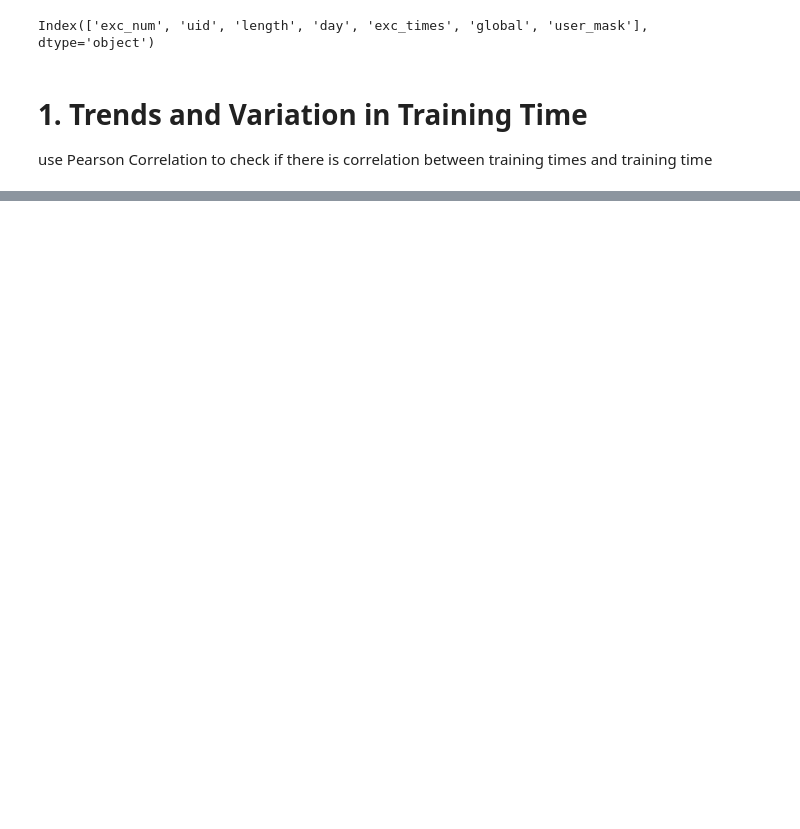
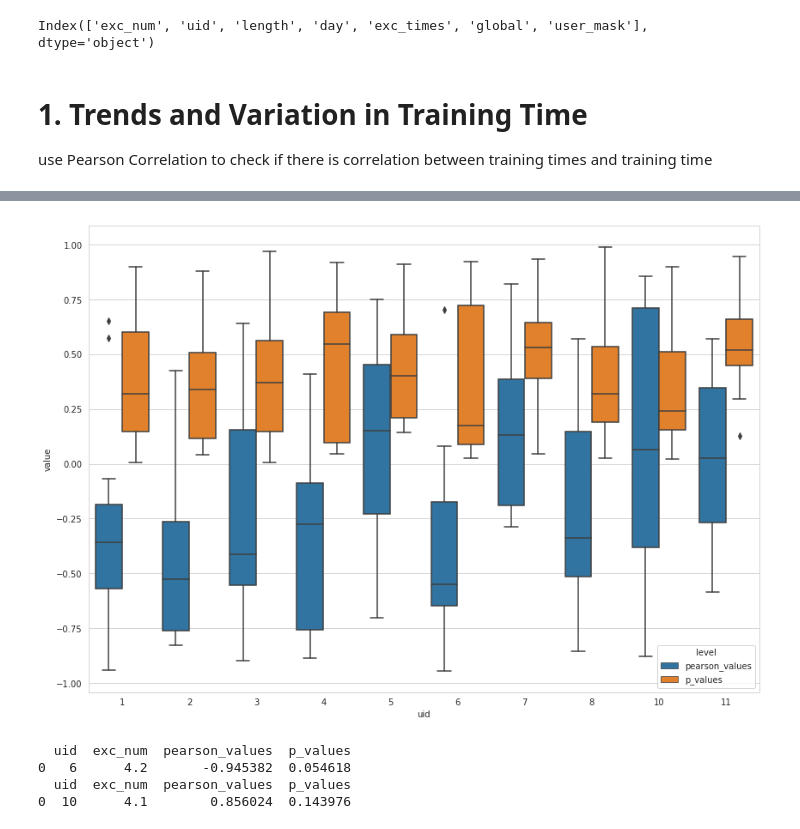
Before and after one commit to wangziling100/Heika, a Jupyter notebook: script/trade_analysis.ipynb, the cells around one changed output, grey strips where cells are left out. Cells and saved outputs as stored; diff of their text form; code cells hidden in the pictures; blank space fills up the shorter version.

```diff
--- a/script/trade_analysis.ipynb
+++ b/script/trade_analysis.ipynb
@@ -43,0 +135,11 @@ uid exc_num
+# %%
+all_data = pd.read_csv('../data/all_data1.csv')
+all_data = calc_force(all_data)
+all_data = calc_velocity(all_data)
+all_data = evaluation_method1(all_data)
+df = df.set_index(['day', 'exc_num', 'exc_times', 'uid'])
+cleaned_data = pd.concat([df, all_data], axis=1)
+df = df.reset_index()
+cleaned_data = cleaned_data.dropna()
+cleaned_data = cleaned_data.reset_index()
+cleaned_data.columns
@@ -43,0 +150,19 @@ uid exc_num
+# %%
+data = cleaned_data.sort_values(['day', 'exc_times'])
+data = cleaned_data.set_index(['uid', 'exc_num'])
+
+
+grouped = data.groupby(by=data.index)
+df_pearson = pd.DataFrame(columns=['uid', 'exc_num', 'pearson_values', 'p_values'])
+
+for index, group in grouped:
+    if len(group)>3:
+        print(group)
+        exc_index = [i for i in xrange(len(group))]
+        pearson_value, p_value = pearsonr(exc_index, group['score'].tolist())
+        uid, exc_num = index
+        curr = pd.DataFrame([[uid, exc_num, pearson_value, p_value]], columns=['uid', 'exc_num', 'pearson_values', 'p_values'])
+        df_pearson = pd.concat([df_pearson, curr])
+
+print('average value of pearson correlation over all single exercise: ' + str(df_pearson['pearson_values'].mean()))
+print('Probability, that the training time and training times has no correlation: ' + str(df_pearson['p_values'].mean()))
@@ -43,0 +187,5 @@ uid exc_num
+# %%
+tmp = df_pearson.set_index(['uid', 'exc_num'])
+tmp = tmp.stack().reset_index()
+tmp.columns = ['uid', 'exc_num', 'level', 'value']
+tmp.head()
@@ -43,0 +199,16 @@ uid exc_num
+# %%
+sns.set_style('whitegrid')
+f, ax= plt.subplots(figsize = (14, 10))
+ax = sns.boxplot(x='uid', y="value", hue='level', data=tmp)
+# %% [output]
+[figure, added]
+# %%
+expected = df_pearson[df_pearson['pearson_values'] == df_pearson['pearson_values'].min()]
+unexpected = df_pearson[df_pearson['pearson_values'] == df_pearson['pearson_values'].max()]
+print(expected)
+print(unexpected)
+# %% [output]
+  uid  exc_num  pearson_values  p_values
+0   6      4.2       -0.945382  0.054618
+  uid  exc_num  pearson_values  p_values
+0  10      4.1        0.856024  0.143976
```
Also changed, not shown: parts of 22 cells of this notebook.
